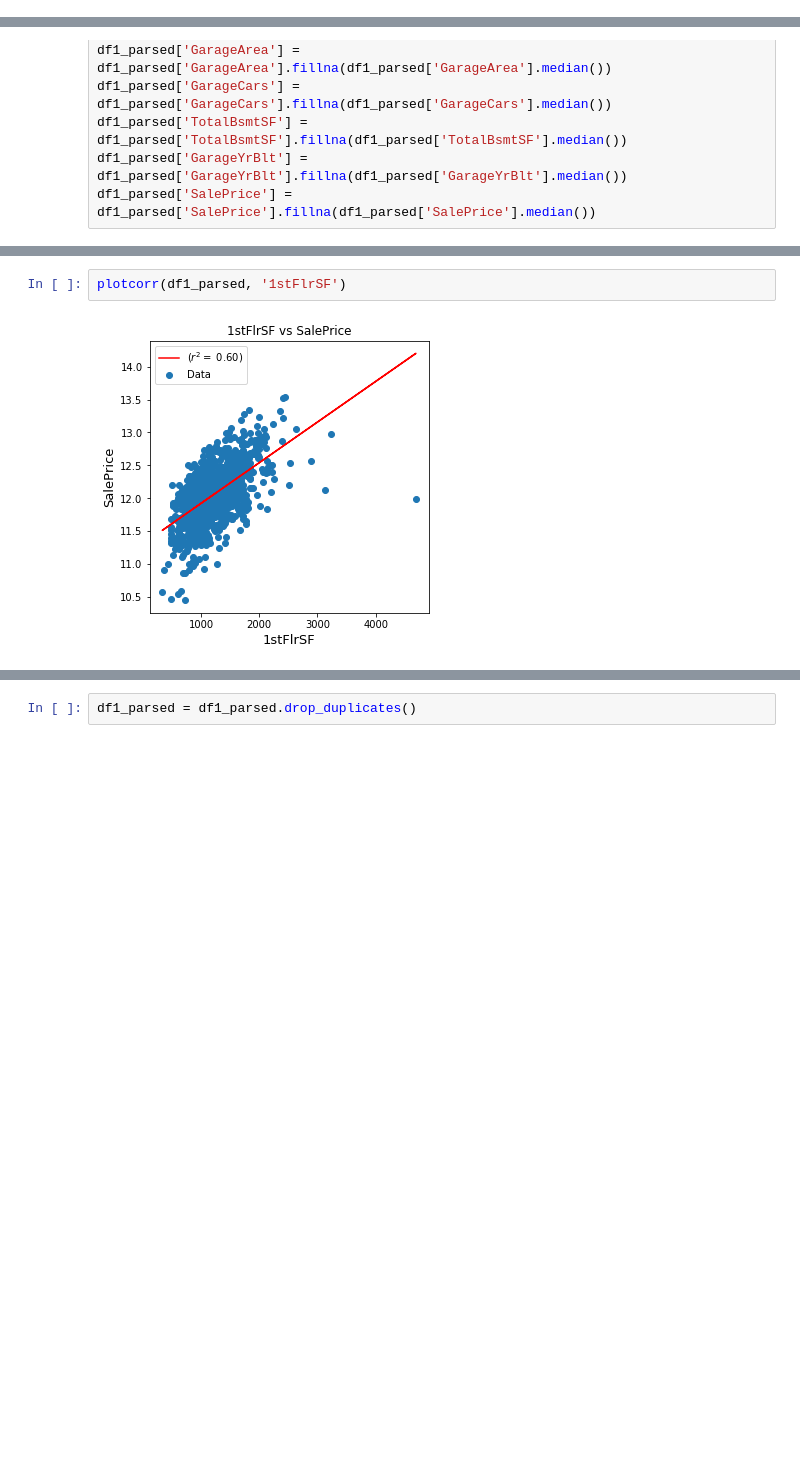
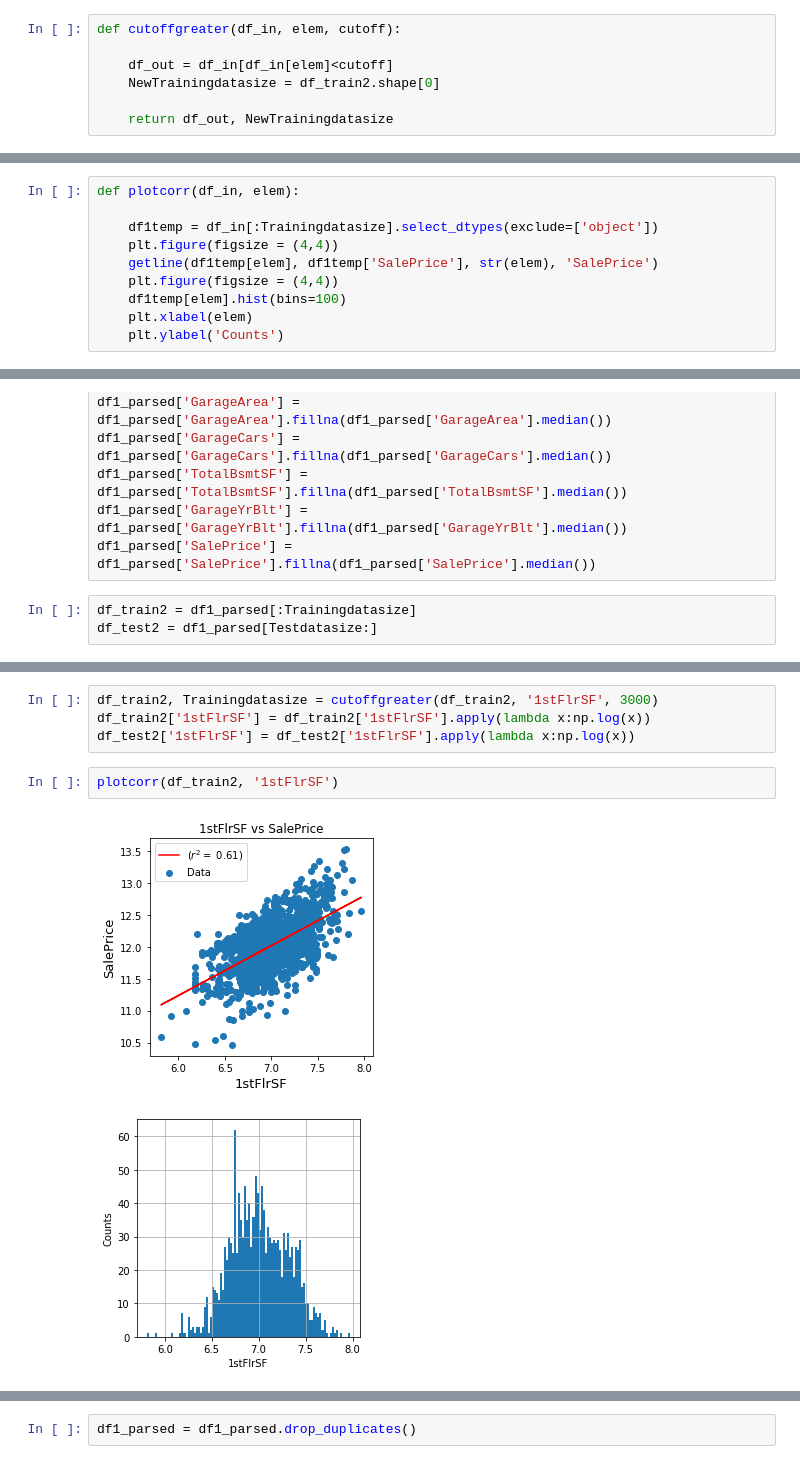
Before and after one commit to miamedra2/House-Prices, a Jupyter notebook: HackDay2.ipynb, the cells around one changed output, grey strips where cells are left out. Saved outputs shown, nothing was run; the diff lists cells and outputs as text; blank space fills up the shorter version.

```diff
--- a/HackDay2.ipynb
+++ b/HackDay2.ipynb
@@ -325 +321,8 @@ df1_parsed = df1
+# %%
+def cutoffgreater(df_in, elem, cutoff):
+
+    df_out = df_in[df_in[elem]<cutoff]
+    NewTrainingdatasize = df_train2.shape[0]
+
+    return df_out, NewTrainingdatasize
 # %%
@@ -333,3 +335,13 @@ def plotcorr(df_in, elem):
+# %%
+def plotcorr(df_in, elem):
+
+    df1temp = df_in[:Trainingdatasize].select_dtypes(exclude=['object'])
+    plt.figure(figsize = (4,4))
+    getline(df1temp[elem], df1temp['SalePrice'], str(elem), 'SalePrice')
+    plt.figure(figsize = (4,4))
+    df1temp[elem].hist(bins=100)
+    plt.xlabel(elem)
+    plt.ylabel('Counts')
 # %% [markdown]
 df1_parsed = df1_parsed[df1_parsed['1stFlrSF'] < 3000][:Trainingdatasize]
 df1_parsed = df1_parsed[df1_parsed['LotArea'] < 100000][:Trainingdatasize]
@@ -349,3 +361,6 @@ df1_parsed['GarageCars'] = df1_parsed['GarageCars'].fillna(df1_parsed['GarageCar
 df1_parsed['TotalBsmtSF'] = df1_parsed['TotalBsmtSF'].fillna(df1_parsed['TotalBsmtSF'].median())
 df1_parsed['GarageYrBlt'] = df1_parsed['GarageYrBlt'].fillna(df1_parsed['GarageYrBlt'].median())
 df1_parsed['SalePrice'] = df1_parsed['SalePrice'].fillna(df1_parsed['SalePrice'].median())
+# %%
+df_train2 = df1_parsed[:Trainingdatasize]
+df_test2 = df1_parsed[Testdatasize:]
@@ -352,4 +385,9 @@ df1_parsed['SalePrice'] = df1_parsed['SalePrice'].fillna(df1_parsed['SalePrice']
+# %%
+df_train2, Trainingdatasize = cutoffgreater(df_train2, '1stFlrSF', 3000)
+df_train2['1stFlrSF'] = df_train2['1stFlrSF'].apply(lambda x:np.log(x))
+df_test2['1stFlrSF'] = df_test2['1stFlrSF'].apply(lambda x:np.log(x))
 # %%
-plotcorr(df1_parsed, '1stFlrSF')
+plotcorr(df_train2, '1stFlrSF')
 # %% [output]
-[figure, old version]
+[figure, new version]
+[figure, added]
```
Also changed, not shown: parts of 50 cells of this notebook, 1 other file.
